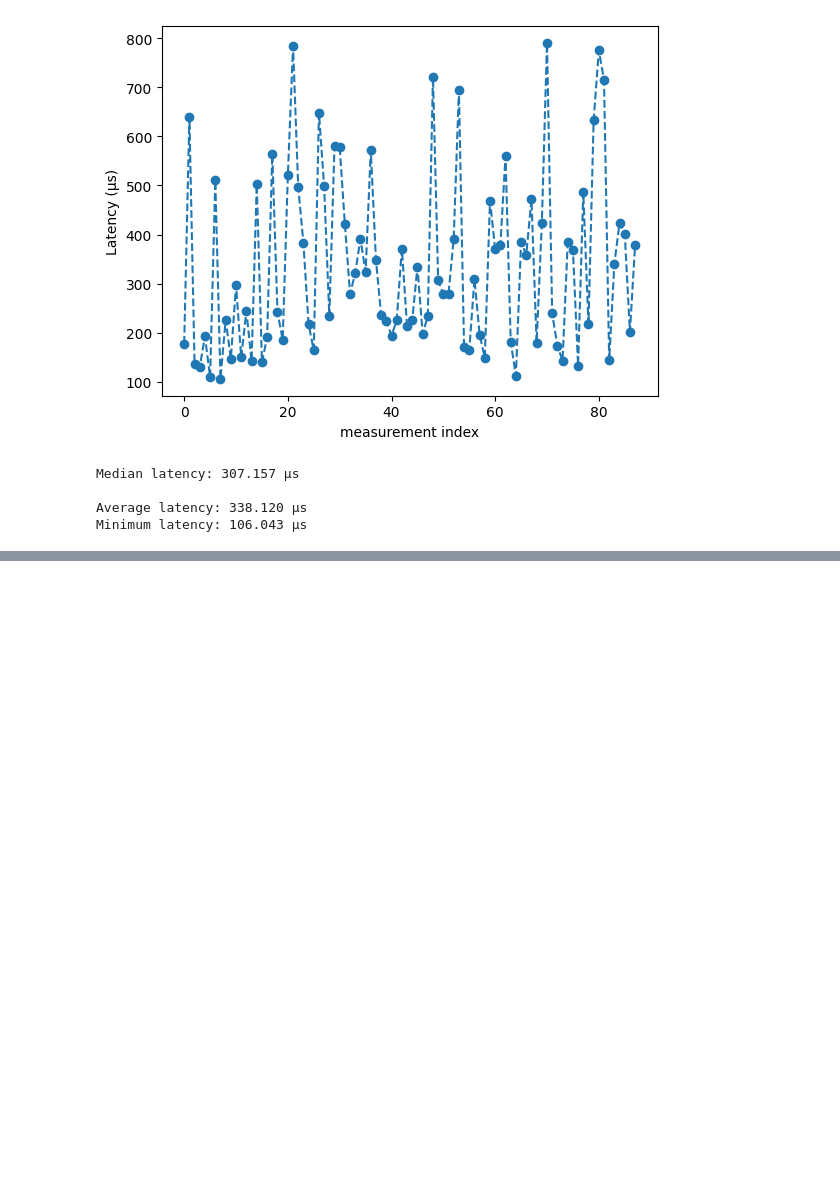
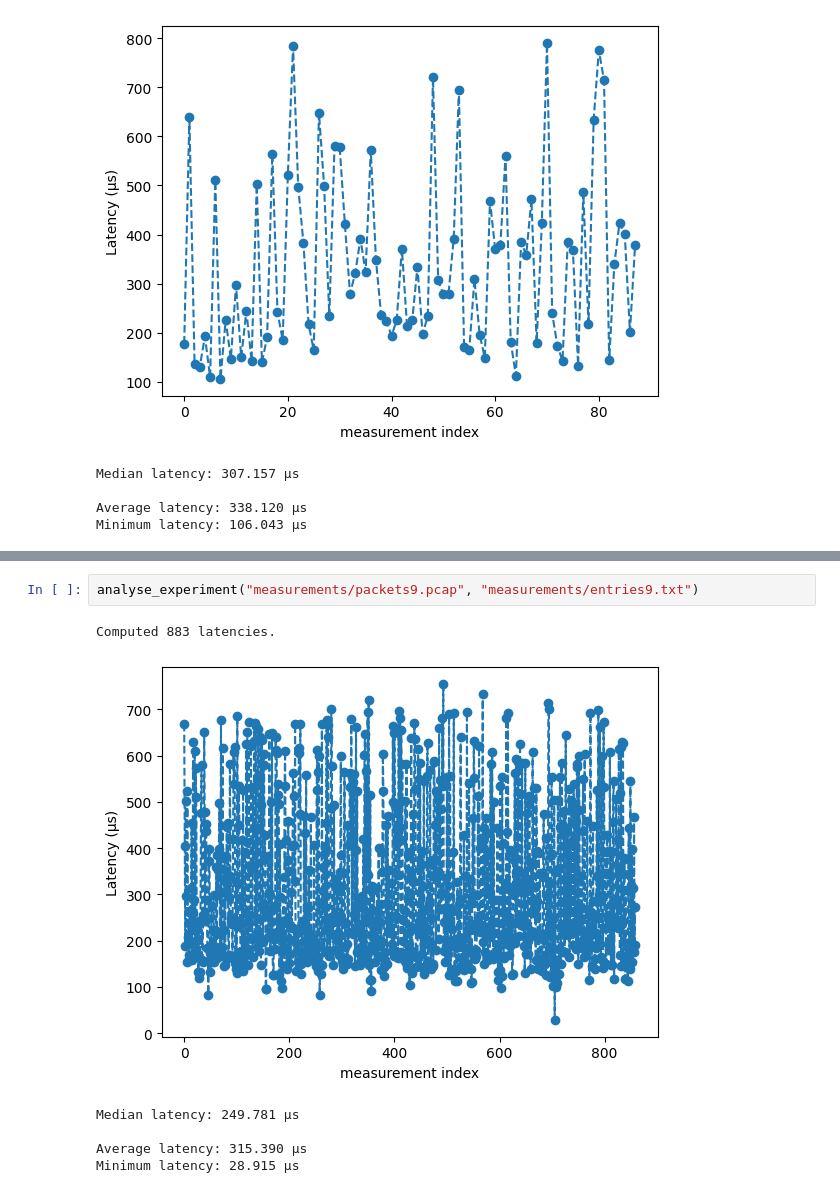
Before and after one commit to gespel/XenoFlow, a Jupyter notebook: experiments/entry_latency/entry_latency.ipynb, the cells around one changed output, grey strips where cells are left out. Drawn from its saved outputs; the diff is of its cells as text; blank space fills up the shorter version.

```diff
--- a/experiments/entry_latency/entry_latency.ipynb
+++ b/experiments/entry_latency/entry_latency.ipynb
@@ -134,3 +161,12 @@ Minimum latency: 106.043 μs
+# %%
+analyse_experiment("measurements/packets9.pcap", "measurements/entries9.txt")
+# %% [output]
+Computed 883 latencies.
+[figure, added]
+Median latency: 249.781 μs
+
+Average latency: 315.390 μs
+Minimum latency: 28.915 μs
 # %%
 all_latencies.sort()
 plt.plot([l / 1_000 for l in all_latencies])
```
Also changed, not shown: parts of 4 cells of this notebook.
